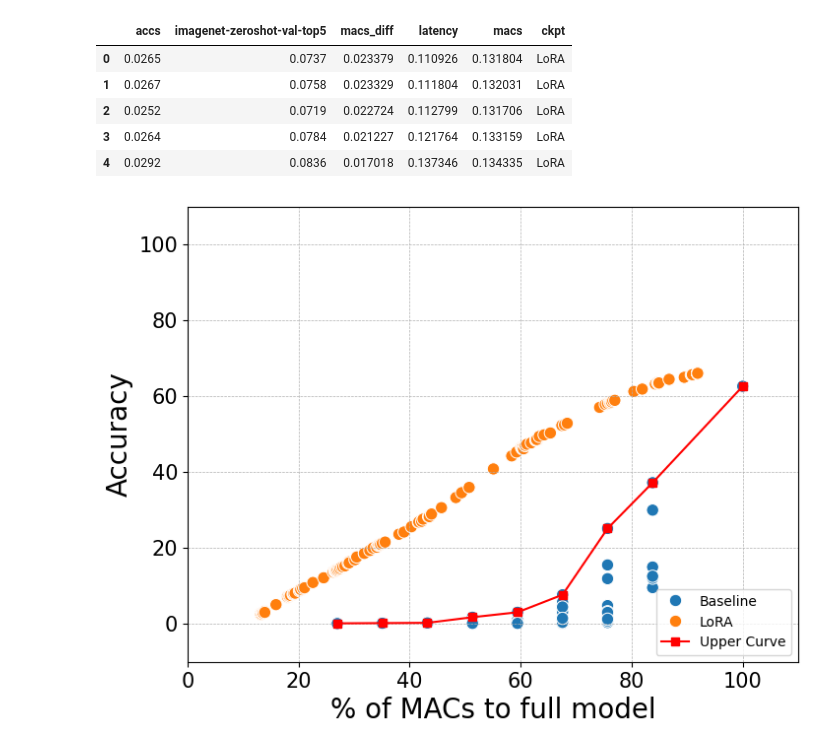
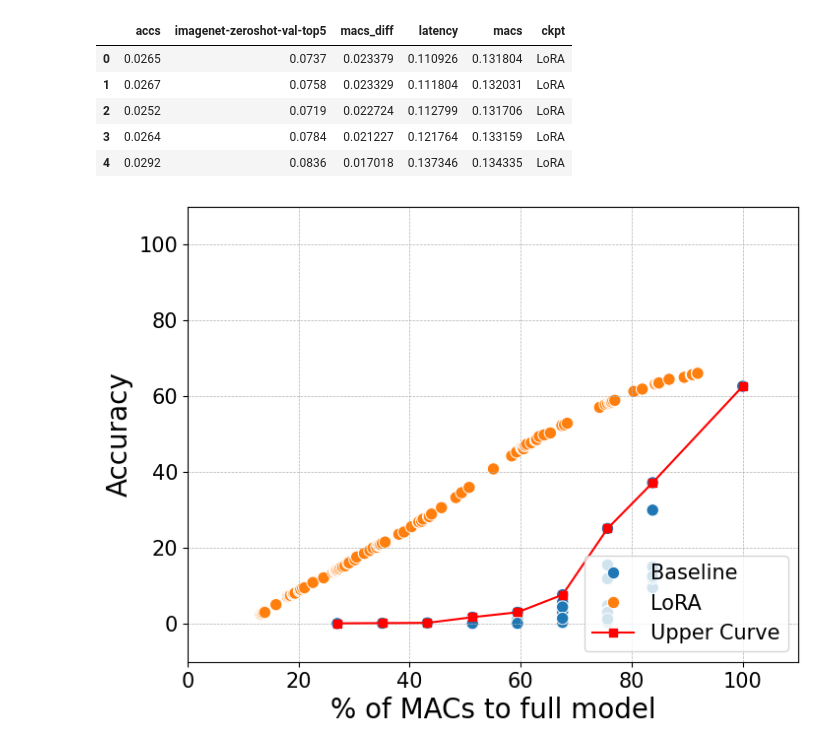
Before and after one commit to OliverXUZY/openclip, a Jupyter notebook: notebook/look_table.ipynb, the cells around one changed output. Drawn from its saved outputs; the diff is of its cells as text; code cells hidden in the pictures.

```diff
--- a/notebook/look_table.ipynb
+++ b/notebook/look_table.ipynb
@@ -123,32 +123,32 @@ def multiply_by_100(x, pos):
     return '%1.0f' % (x * 100)
 plt.figure(figsize = (8,6))
 from matplotlib.ticker import FuncFormatter
 
 # Using Seaborn to plot the scatter plot
 sns.scatterplot(data=df_all, x='macs', y='accs',  s=80, hue = "ckpt")
 
 # Plotting the manually selected upper curve
 plt.plot(upper_curve_df['macs'], upper_curve_df['accs'], color='red', label='Upper Curve', marker='s')
 
 # Set the limits, grid, and title as before
 plt.xlim(0, 1.1)
 plt.ylim(-0.1, 1.1)
 plt.grid(True, which='both', linestyle='--', linewidth=0.5)
 # plt.title('Scatter Plot of accs vs macs')
 
 plt.gca().xaxis.set_major_formatter(FuncFormatter(multiply_by_100))
 plt.gca().yaxis.set_major_formatter(FuncFormatter(multiply_by_100))
 
 
 plt.ylabel('Accuracy', fontsize=20)
 plt.xlabel('% of MACs to full model', fontsize=20)
 plt.tick_params(axis='both', which='major', labelsize=15)
 
 # Add the legend with the location set to bottom right
-plt.legend(loc='lower right')
+plt.legend(loc='lower right', fontsize=15)
 plt.savefig("notebook/open_clip.pdf", format = 'pdf')
 
 # Display the plot
 plt.show()
 # %% [output]
-[figure, old version]
+[figure, new version]
```
Also changed, not shown: 1 other file.
